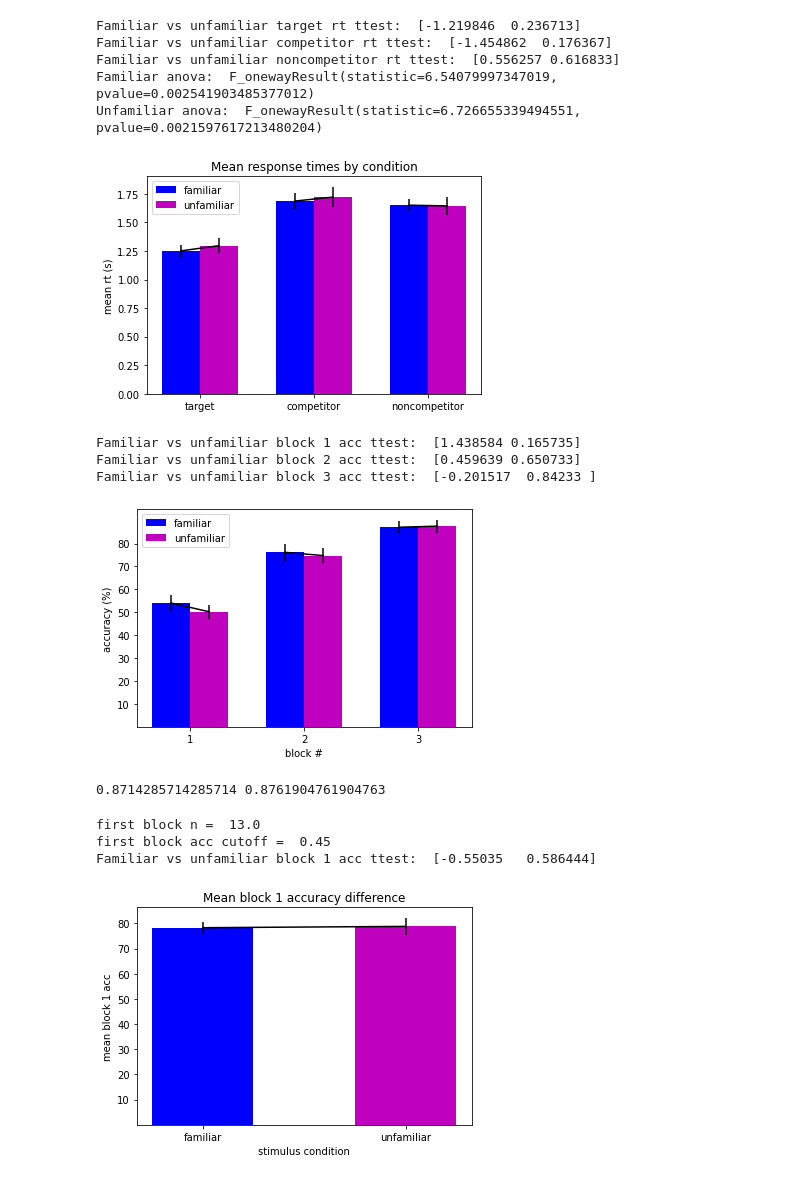
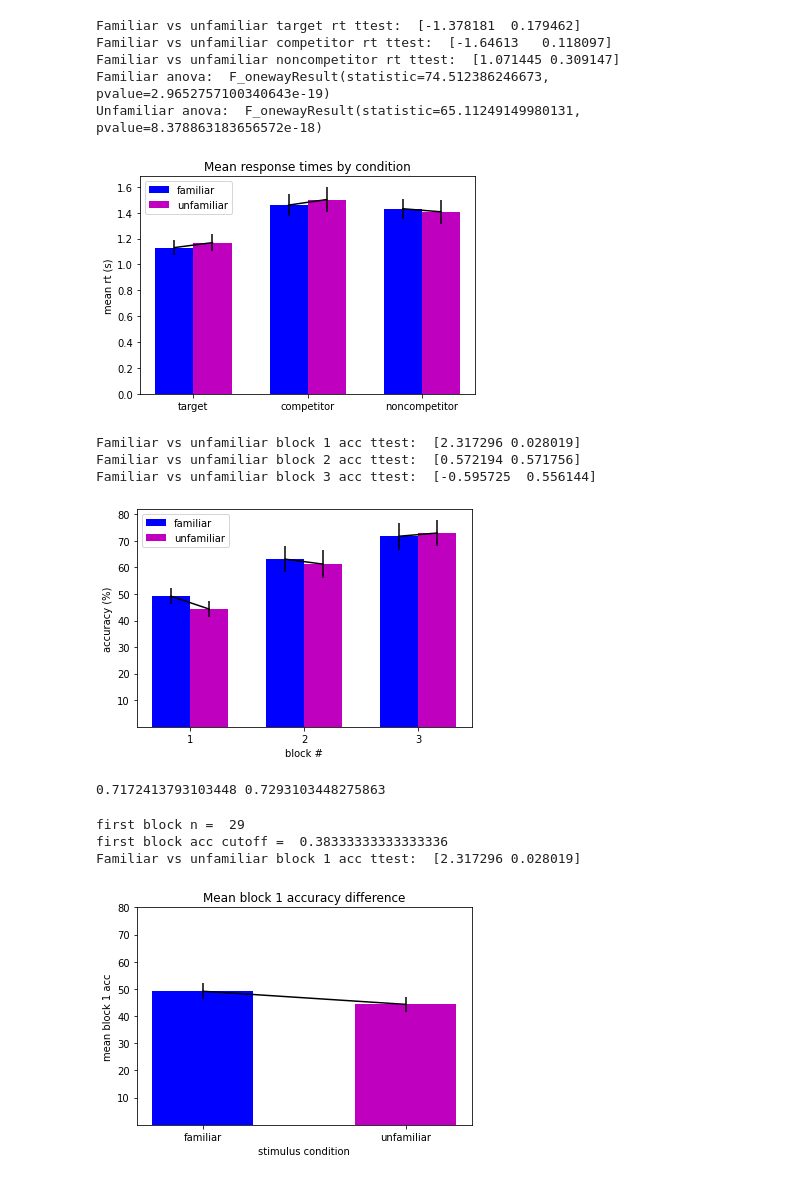
Before and after one commit to pkeene17/MarshmallowAnalysis, a Jupyter notebook: electric_marshmalloogaloo/analysis/marshmalloogalooAnalysis.ipynb, the cells around one changed output. Drawn from its saved outputs; the diff is of its cells as text; code cells hidden in the pictures.

Commit message:
no exclusions

```diff
--- a/electric_marshmalloogaloo/analysis/marshmalloogalooAnalysis.ipynb
+++ b/electric_marshmalloogaloo/analysis/marshmalloogalooAnalysis.ipynb
@@ -157,7 +157,7 @@ def studytestSummary(testData,sn,printSubj=0):
 		novel_rt_resps[0,i] = np.nanmean(testData.rt[np.logical_and(np.logical_and(testData.cat_cue==novel_cat,testData.run==(i+1)),testData.score==1)])
 		novel_rt_resps[1,i] = np.nanmean(testData.rt[np.logical_and(np.logical_and(testData.cat_cue==novel_cat,testData.run==(i+1)),testData.score==2)])
 		novel_rt_resps[2,i] = np.nanmean(testData.rt[np.logical_and(np.logical_and(testData.cat_cue==novel_cat,testData.run==(i+1)),testData.score==3)])
-	return learned_acc_block,novel_acc_block,learned_num_resps,novel_num_resps,learned_rt_block,novel_rt_block,learned_rt_resps,novel_rt_resps,learned_cat
+	return learned_acc_block,novel_acc_block,learned_num_resps,novel_num_resps,learned_rt_block,novel_rt_block,learned_rt_resps,novel_rt_resps,learned_cat,meanAcc
 # %%
 #assumes levels of responses are balanced (wont work with nback)
 #Adapted from this source: https://psychology.stackexchange.com/questions/13386/in-a-forced-choice-task-what-proportion-of-responses-is-above-chance-level
@@ -175,7 +175,7 @@ def binomial_cutoff(ntrials,npermutations,p_cutoff,num_levels):
 ############# DRIVER ##############
 # %%
 #set constants
-exclusion = 1 #1 = exclude subjects below chance perfomance on the association task 0 = no exclusion
+exclusion = 2 #1 = exclude subjects below chance perfomance on the association task 0 = no exclusion
 printSubj = 1 #toggle whether to print individual subject's behavioral performance
 show_plot = 0 #toggle whether to show plots or just save as pdfs
 save_plot = 1 #toggle whether to save plots (useful if you're fucking around)
@@ -195,9 +195,10 @@ histData_novel = np.zeros((nsubj,3,nRuns_ST))
 rtData_learned = np.zeros((nsubj,3,nRuns_ST))
 rtData_novel = np.zeros((nsubj,3,nRuns_ST))
 category_learned = np.zeros(nsubj)
-fb_select = np.ones(nsubj)
+meanAcc = np.zeros((nsubj),dtype=float)
+fb_select = np.arange(0,nsubj,dtype=float)
 #determine what "chance" performance cutoff is
-cutoff = binomial_cutoff(120,10000,0.05,3)
-fb_cutoff = binomial_cutoff(40,10000,0.05,3)
+cutoff = binomial_cutoff(240,10000,0.05,3)
+fb_cutoff = binomial_cutoff(240,10000,0.05,3)
 print("acc cutoff = ",cutoff)
 # %% [output]
@@ -220,12 +221,12 @@ for sn in range(nsubj):
 
     #testData analysis
     [meanAcc_learned[sn], meanAcc_novel[sn],histData_learned[sn],histData_novel[sn],
-    meanRT_learned[sn],meanRT_novel[sn],rtData_learned[sn],rtData_novel[sn],category_learned[sn]] = studytestSummary(testData,subjID,printSubj)
+    meanRT_learned[sn],meanRT_novel[sn],rtData_learned[sn],rtData_novel[sn],category_learned[sn],
+    meanAcc[sn]] = studytestSummary(testData,subjID,printSubj)
 
     #apriori below chance exclusion criteria
-    if exclusion:
+    if exclusion==1:
         if np.nansum(testData.score==1)/120 < cutoff:
-            fb_select[sn] = 0
             meanAcc_learned[sn,:] = np.nan
             meanAcc_novel[sn,:] = np.nan
             histData_learned[sn,:,:] = np.nan
@@ -237,7 +238,23 @@ for sn in range(nsubj):
             rtData_learned[sn,:] = np.nan
             rtData_novel[sn,:] = np.nan
         elif np.nansum(testData.score[0:40]==1)/40 < fb_cutoff:
-            fb_select[sn] = 0
+            fb_select[sn] = np.nan
+
+tmp = meanAcc
+if exclusion == 2:
+    for isubj in range(nsubj):
+        if meanAcc[isubj] < np.mean(meanAcc)-2*np.std(meanAcc):
+            fb_select[isubj] = np.nan
+            meanAcc_learned[isubj,:] = np.nan
+            meanAcc_novel[isubj,:] = np.nan
+            histData_learned[isubj,:,:] = np.nan
+            histData_novel[isubj,:,:] = np.nan
+            meanAcc_nback[isubj,:] = np.nan
+            meanRT_nback[isubj,:] = np.nan
+            meanRT_learned[isubj,:] = np.nan
+            meanRT_novel[isubj,:] = np.nan
+            rtData_learned[isubj,:] = np.nan
+            rtData_novel[isubj,:] = np.nan
 # %% [output]
 subj1 mean nBack acc = 0.919
 subj1 mean nBack rt = 0.7000621329928249
@@ -294,6 +311,7 @@ subj29 nan responses = 0
 #recalculate sample size after exclusion
 nsubj = nsubj-np.sum(np.isnan(np.mean(meanAcc_learned,1)))
 print('nsubj after exclusion = ',nsubj)
+fb_select = nan_scrub(fb_select).astype(int)
 # #because of the error when originally running this the stimuli arent balanced so I'm just excluding all of roberts data for this single analysis since thats the most principled way I can balance this
 # category_learned[40:52] = np.nan
 # print(np.nansum(category_learned==1))
@@ -530,12 +548,12 @@ plt.title("Mean response times by condition")
 plt.savefig(figure_dir+'responsetime_means.pdf',format='pdf')
 plt.show()
 # %% [output]
-Familiar vs unfamiliar target rt ttest:  [-1.219846  0.236713]
-Familiar vs unfamiliar competitor rt ttest:  [-1.454862  0.176367]
-Familiar vs unfamiliar noncompetitor rt ttest:  [0.556257 0.616833]
-Familiar anova:  F_onewayResult(statistic=6.54079997347019, pvalue=0.002541903485377012)
-Unfamiliar anova:  F_onewayResult(statistic=6.726655339494551, pvalue=0.0021597617213480204)
+Familiar vs unfamiliar target rt ttest:  [-1.378181  0.179462]
+Familiar vs unfamiliar competitor rt ttest:  [-1.64613   0.118097]
+Familiar vs unfamiliar noncompetitor rt ttest:  [1.071445 0.309147]
+Familiar anova:  F_onewayResult(statistic=74.512386246673, pvalue=2.9652757100340643e-19)
+Unfamiliar anova:  F_onewayResult(statistic=65.11249149980131, pvalue=8.378863183656572e-18)
-[figure, old version]
+[figure, new version]
 # %%
 ######## Look at blockwise performance on the association task ########
 # %%
@@ -559,35 +577,35 @@ plt.savefig(figure_dir+'assoc_acc_by_block.pdf',format='pdf')
 plt.show()
 print(np.nanmean(meanAcc_learned[:,2]),np.nanmean(meanAcc_novel[:,2]))
 # %% [output]
-Familiar vs unfamiliar block 1 acc ttest:  [1.438584 0.165735]
-Familiar vs unfamiliar block 2 acc ttest:  [0.459639 0.650733]
-Familiar vs unfamiliar block 3 acc ttest:  [-0.201517  0.84233 ]
+Familiar vs unfamiliar block 1 acc ttest:  [2.317296 0.028019]
+Familiar vs unfamiliar block 2 acc ttest:  [0.572194 0.571756]
+Familiar vs unfamiliar block 3 acc ttest:  [-0.595725  0.556144]
-[figure, old version]
+[figure, new version]
-0.8714285714285714 0.8761904761904763
+0.7172413793103448 0.7293103448275863
 # %%
 #exclude underperformers in the first block
-n = np.sum(fb_select)
+n = np.size(fb_select)
 print("first block n = ",str(n))
 print("first block acc cutoff = ",str(fb_cutoff))
 fb_select = fb_select.astype(int)
 print("Familiar vs unfamiliar block 1 acc ttest: ",np.round(stats.ttest_rel(meanAcc_learned[fb_select,0],meanAcc_novel[fb_select,0],nan_policy='omit'),6))
 #plot the mean accuracy by block
 fig = plt.figure()
 plt.bar([0,1],[np.nanmean(meanAcc_learned[fb_select,0]),np.nanmean(meanAcc_novel[fb_select,0])],width=.5,color=['b','m'])
 plt.errorbar([0,1],[np.nanmean(meanAcc_learned[fb_select,0]),np.nanmean(meanAcc_novel[fb_select,0])],yerr=[np.nanstd(meanAcc_learned[fb_select,0])/np.sqrt(n),np.nanstd(meanAcc_novel[fb_select,0])/np.sqrt(n)],color='k')
 plt.xlabel("stimulus condition")
 plt.xticks([0,1],["familiar","unfamiliar"])
 plt.ylabel("mean block 1 acc")
 plt.yticks([.1,.2,.3,.4,.5,.6,.7,.8],[10,20,30,40,50,60,70,80])
 plt.title("Mean block 1 accuracy difference")
 #plt.scatter([0.5],[1.5],marker='*',color='k')
 plt.savefig(figure_dir+'acc_first_block_exclusion.pdf',format='pdf')
 plt.show()
 # %% [output]
-first block n =  13.0
-first block acc cutoff =  0.45
-Familiar vs unfamiliar block 1 acc ttest:  [-0.55035   0.586444]
+first block n =  29
+first block acc cutoff =  0.38333333333333336
+Familiar vs unfamiliar block 1 acc ttest:  [2.317296 0.028019]
-[figure, old version]
+[figure, new version]
 # %%
 #look at competitor vs noncompetitor
 blockTrials = (40*nsubj)/2
```
Also changed, not shown: parts of 14 cells of this notebook, 13 other files.
